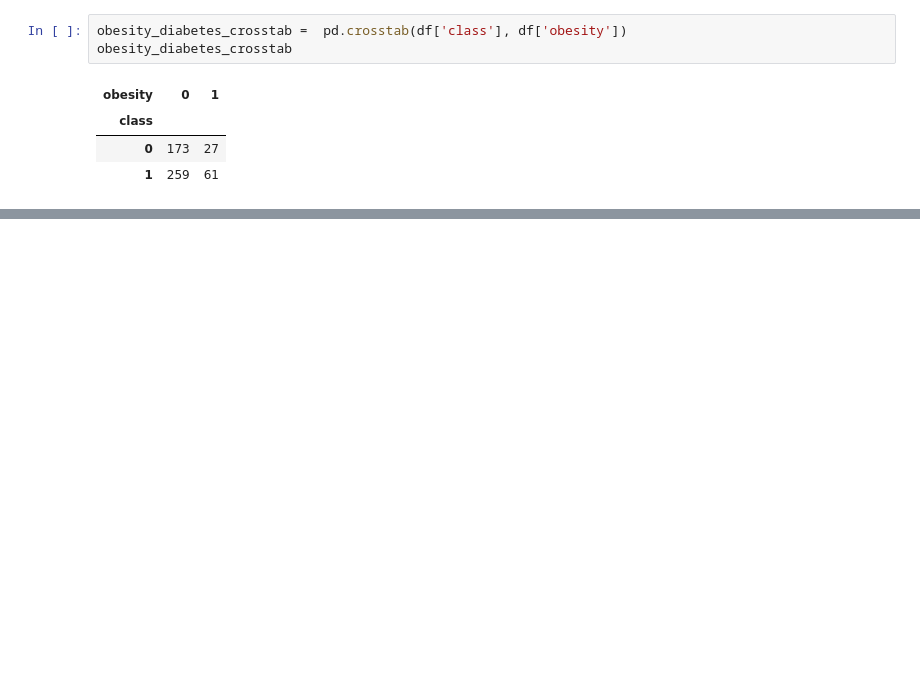
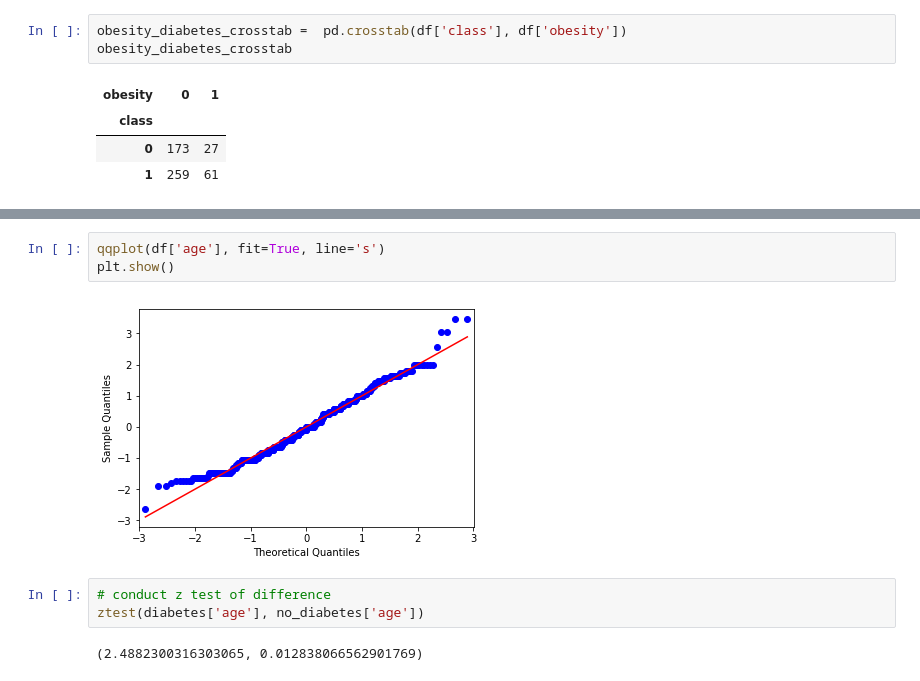
Before and after one commit to one2pret/Early-Diabetes-Detection, a Jupyter notebook: Project Early Diabetes Detection.ipynb, the cells around one changed output, grey strips where cells are left out. Drawn from its saved outputs; the diff is of its cells as text; blank space fills up the shorter version.

```diff
--- a/Project Early Diabetes Detection.ipynb
+++ b/Project Early Diabetes Detection.ipynb
@@ -323,0 +430,10 @@ obesity_diabetes_crosstab
+# %%
+qqplot(df['age'], fit=True, line='s')
+plt.show()
+# %% [output]
+[figure, added]
+# %%
+# conduct z test of difference
+ztest(diabetes['age'], no_diabetes['age'])
+# %% [output]
+(2.4882300316303065, 0.012838066562901769)
```
Also changed, not shown: parts of 20 cells of this notebook, 1 other file.
